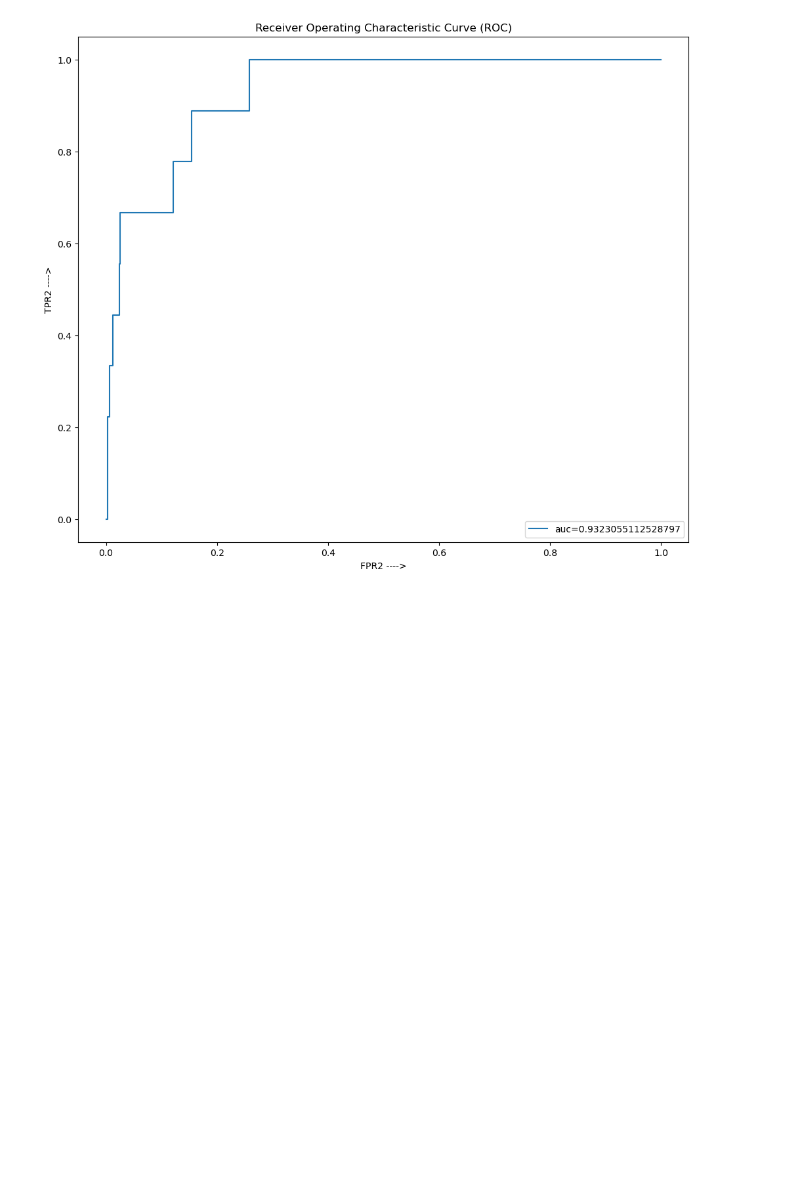
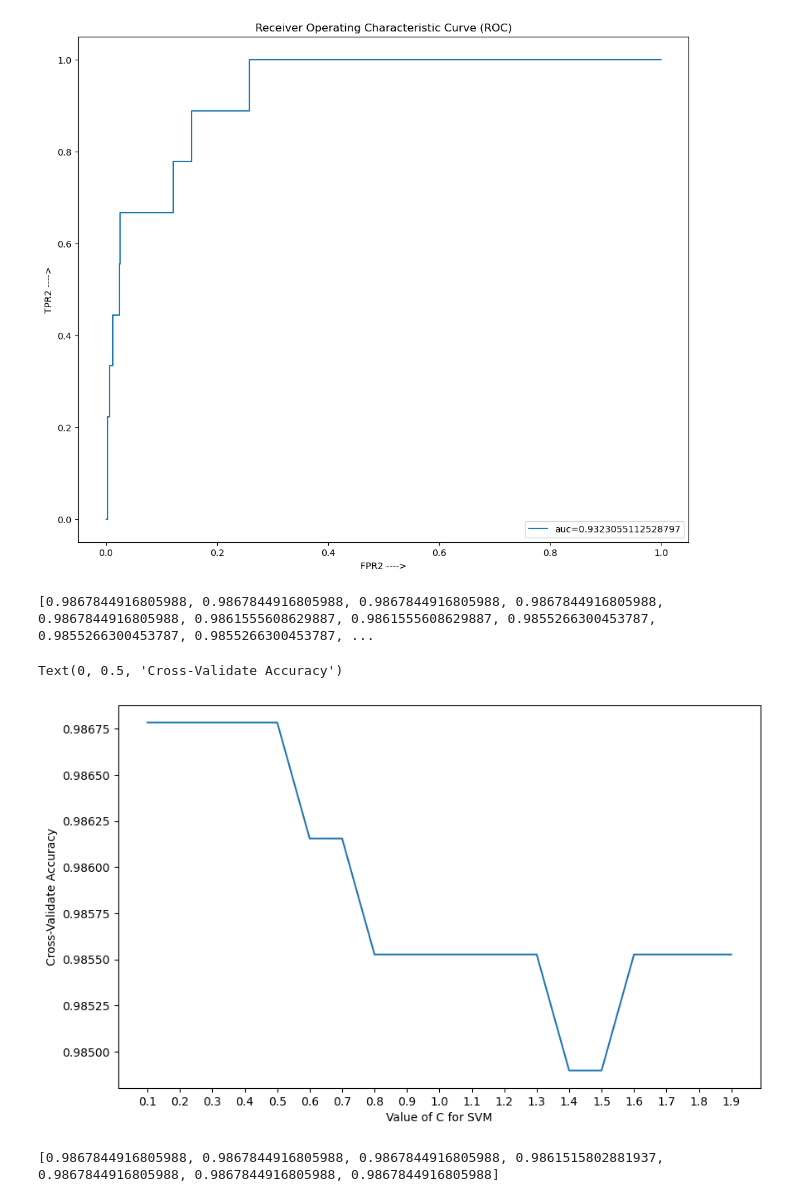
Before and after one commit to TirumaniSrilakshmi/YourCabs-ML-project, a Jupyter notebook: travelType1.ipynb, the cells around one changed output. Saved outputs shown, nothing was run; the diff lists cells and outputs as text; code cells hidden in the pictures; blank space fills up the shorter version.

```diff
--- a/travelType1.ipynb
+++ b/travelType1.ipynb
@@ -638,3 +638,23 @@ plt.show()
 [figure]
 # %%
 # model 6 SVM
+
+C_range = list(np.arange(0.1,2,0.1))
+acc_scores = []
+for c in C_range:
+    svm = SVC(kernel = 'linear',C = c)
+    scores = cross_val_score(svm,X,y,cv = 10, scoring = 'accuracy')
+    acc_scores.append(scores.mean())
+print(acc_scores)
+# %% [output]
+[0.9867844916805988, 0.9867844916805988, 0.9867844916805988, 0.9867844916805988, 0.9867844916805988, 0.9861555608629887, 0.9861555608629887, 0.9855266300453787, 0.9855266300453787, 0.9855266300453787, ...
+# %%
+plt.figure(figsize = (10,6))
+C_values = list(np.arange(0.1,2,0.1))
+plt.plot(C_values,acc_scores)
+plt.xticks(np.arange(0.1,2,0.1))
+plt.xlabel('Value of C for SVM')
+plt.ylabel('Cross-Validate Accuracy')
+# %% [output]
+Text(0, 0.5, 'Cross-Validate Accuracy')
+[figure, added]
@@ -640,0 +663,11 @@ plt.show()
+# %%
+#Optimising the hyper parameter gamma
+gamma_range  = [0.0001,0.001,0.01,.1,1,10,100]
+acc_score =[]
+for g in gamma_range:
+    svc = SVC(kernel = 'rbf',gamma = g)
+    scores = cross_val_score(svc,X,y,cv =10,scoring = 'accuracy')
+    acc_score.append(scores.mean())
+print(acc_score)
+# %% [output]
+[0.9867844916805988, 0.9867844916805988, 0.9867844916805988, 0.9861515802881937, 0.9867844916805988, 0.9867844916805988, 0.9867844916805988]
```
Also changed, not shown: parts of 4 cells of this notebook, 1 other file.
